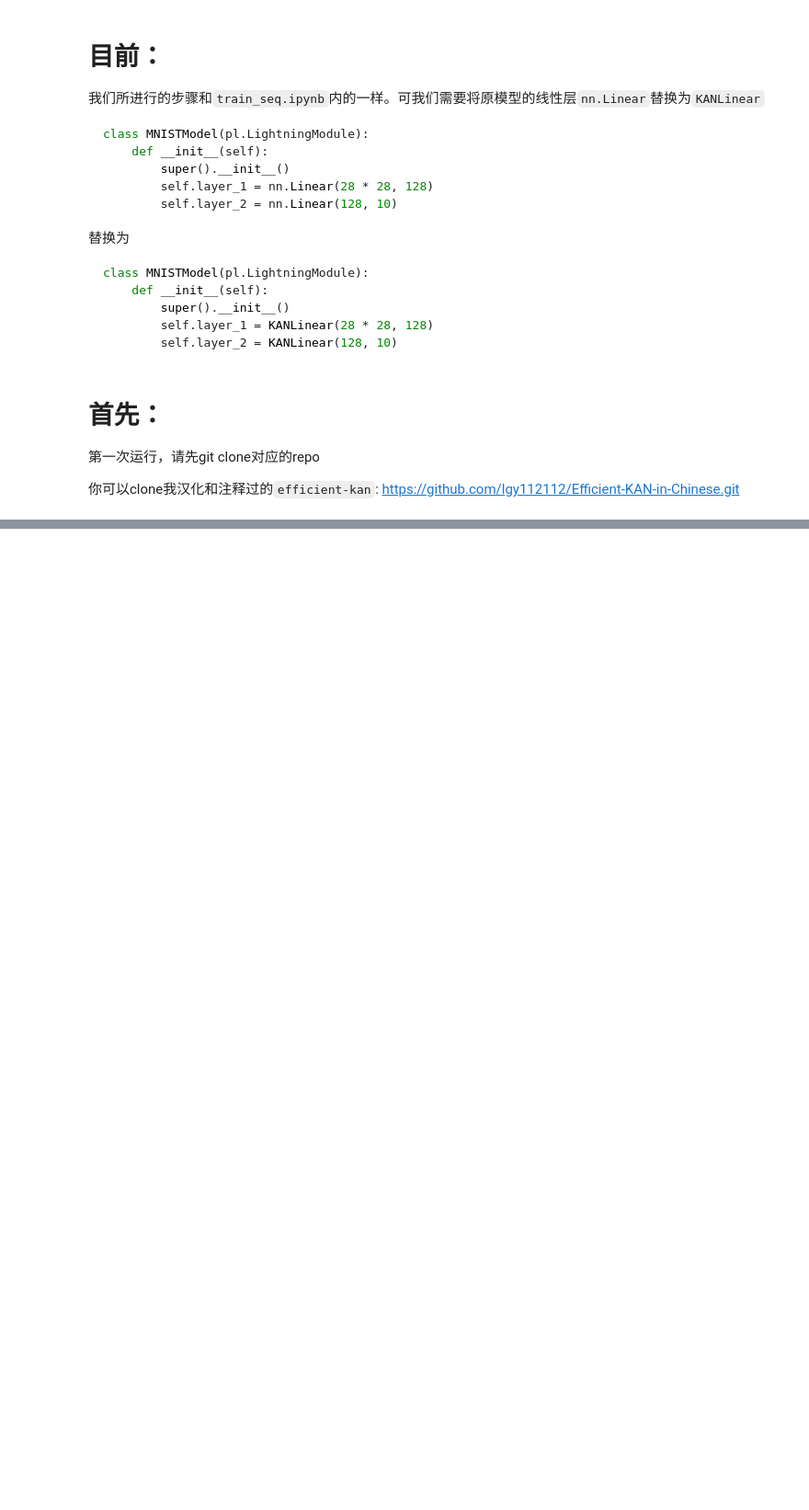
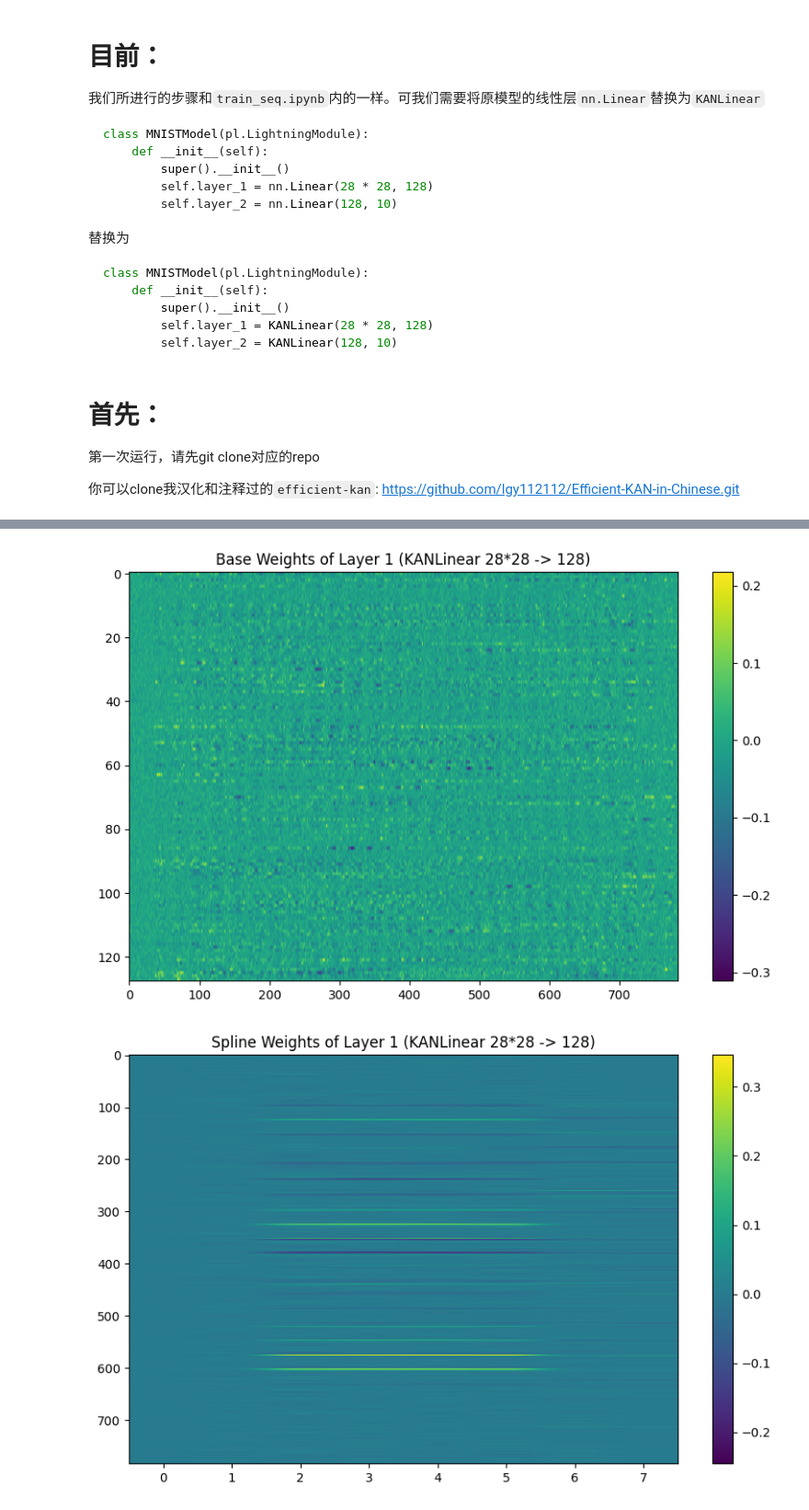
Before and after one commit to lgy112112/MIMI-MNIST-Tutorial, a Jupyter notebook: kan_train_seq.ipynb, the cells around one changed output, grey strips where cells are left out. Shown at 92% size. Drawn from its saved outputs; the diff is of its cells as text; code cells hidden in the pictures; blank space fills up the shorter version.

```diff
--- a/kan_train_seq.ipynb
+++ b/kan_train_seq.ipynb
@@ -192,0 +200,13 @@ Loaded model weights from the checkpoint at /teamspace/studios/this_studio/light
+# %%
+import torch
+
+# 实例化模型
+model = MNISTModel()
+
+# 加载模型权重
+model.load_state_dict(torch.load('mnist_model.pth'))
+
+# 将模型切换到评估模式（可选）
+model.eval()
+
+# 现在你可以使用模型进行推理或可视化权重
@@ -192,0 +248,41 @@ Loaded model weights from the checkpoint at /teamspace/studios/this_studio/light
+# %%
+import matplotlib.pyplot as plt
+import torch
+
+# 提取 base_weight 和 spline_weight
+base_weight_layer_1 = model.layer_1._parameters['base_weight'].data.cpu().numpy()
+spline_weight_layer_1 = model.layer_1._parameters['spline_weight'].data.cpu().numpy()
+
+base_weight_layer_2 = model.layer_2._parameters['base_weight'].data.cpu().numpy()
+spline_weight_layer_2 = model.layer_2._parameters['spline_weight'].data.cpu().numpy()
+
+# 可视化第一层的 base_weight
+plt.figure(figsize=(10, 6))
+plt.title("Base Weights of Layer 1 (KANLinear 28*28 -> 128)")
+plt.imshow(base_weight_layer_1, aspect='auto', cmap='viridis')
+plt.colorbar()
+plt.show()
+
+# 可视化第一层的 spline_weight
+plt.figure(figsize=(10, 6))
+plt.title("Spline Weights of Layer 1 (KANLinear 28*28 -> 128)")
+plt.imshow(spline_weight_layer_1[0], aspect='auto', cmap='viridis')  # 选择一个通道可视化
+plt.colorbar()
+plt.show()
+
+# 可视化第二层的 base_weight
+plt.figure(figsize=(10, 6))
+plt.title("Base Weights of Layer 2 (KANLinear 128 -> 10)")
+plt.imshow(base_weight_layer_2, aspect='auto', cmap='viridis')
+plt.colorbar()
+plt.show()
+
+# 可视化第二层的 spline_weight
+plt.figure(figsize=(10, 6))
+plt.title("Spline Weights of Layer 2 (KANLinear 128 -> 10)")
+plt.imshow(spline_weight_layer_2[0], aspect='auto', cmap='viridis')  # 选择一个通道可视化
+plt.colorbar()
+plt.show()
+# %% [output]
+[figure, added]
+[figure, added]
```
Also changed, not shown: parts of 7 cells of this notebook.
